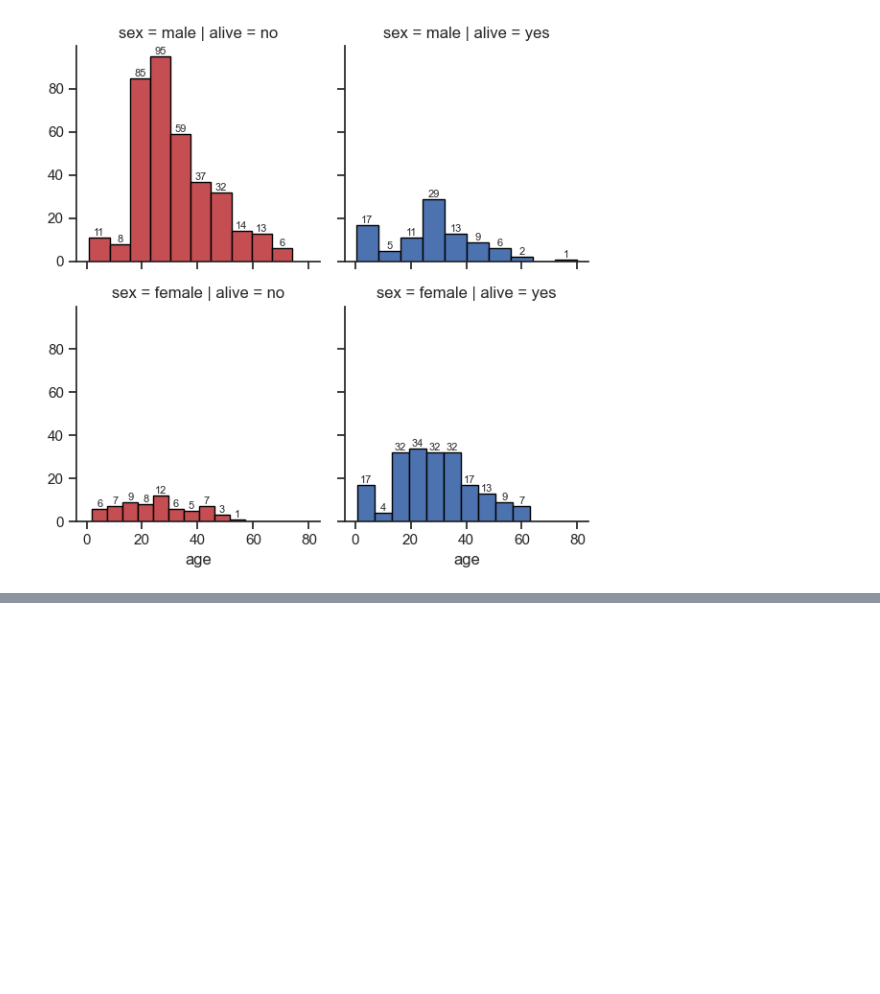
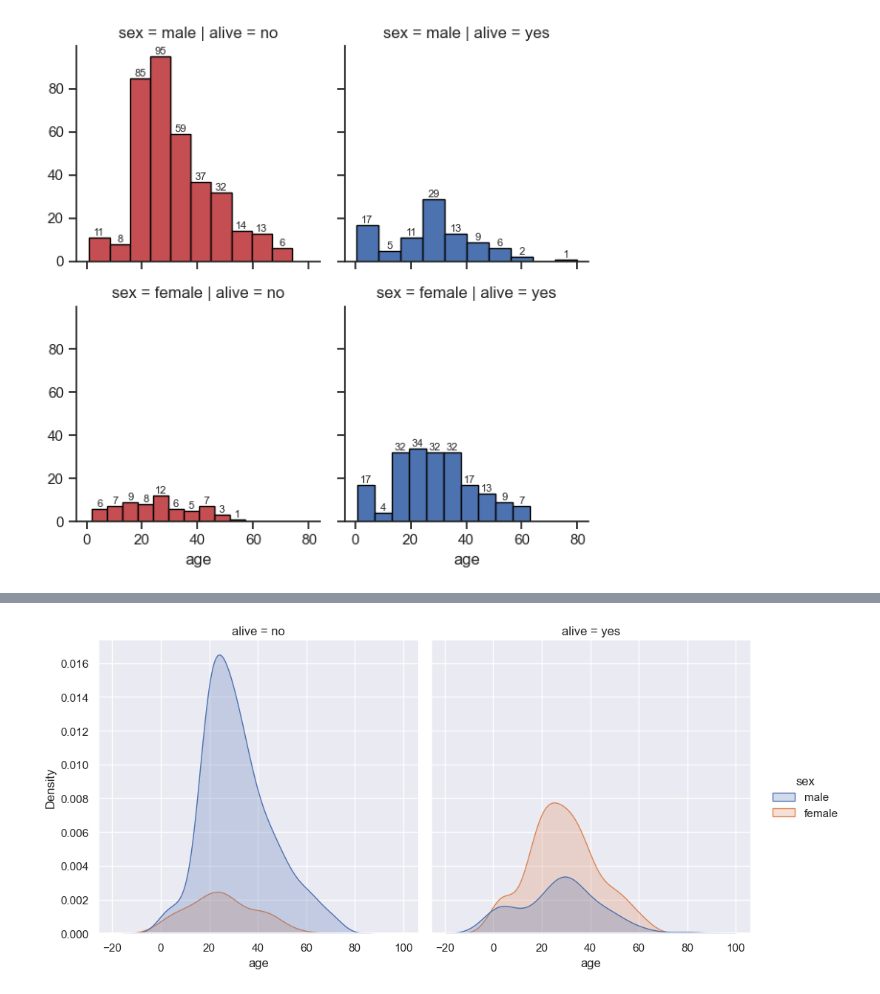
Before and after one commit to rakeshtparayil/Matplotlib-Seaborn, a Jupyter notebook: matplotlib&seaborn.ipynb, the cells around one changed output, grey strips where cells are left out. Cells and saved outputs as stored; diff of their text form; code cells hidden in the pictures; blank space fills up the shorter version.

```diff
--- a/matplotlib&seaborn.ipynb
+++ b/matplotlib&seaborn.ipynb
@@ -129,0 +168,10 @@ plt.show()
+# %%
+#Example 3: Hue for Additional Grouping
+	# •	hue="sex": Groups data by sex, coloring the KDE plots accordingly.
+	# •	col="alive": Facets the columns by the alive column.
+	# •	kind="kde": Switches to a kernel density estimate plot.
+	# •	fill=True: Fills the area under the density curve.
+sns.displot(data=titanic, x="age", hue="sex", col="alive", kind="kde", fill=True)
+plt.show()
+# %% [output]
+[figure, added]
```
Also changed, not shown: parts of 7 cells of this notebook.
